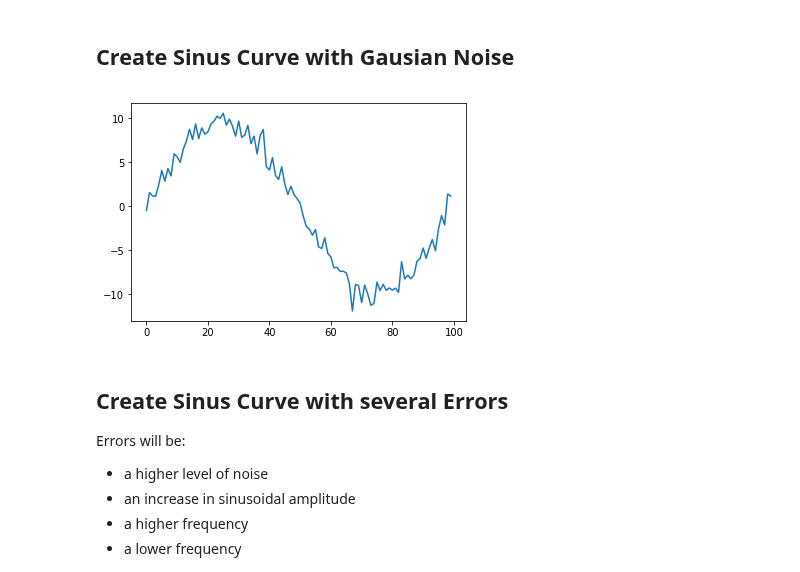
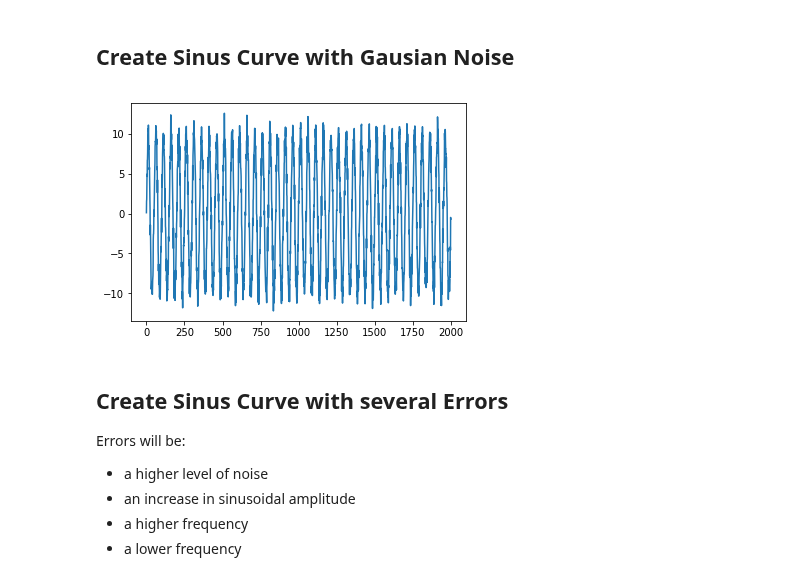
Before and after one commit to carlov93/predictive_maintenance, a Jupyter notebook: data/artifical_signals/create_sinus.ipynb, the cells around one changed output. Saved outputs shown, nothing was run; the diff lists cells and outputs as text; code cells hidden in the pictures.

```diff
--- a/data/artifical_signals/create_sinus.ipynb
+++ b/data/artifical_signals/create_sinus.ipynb
@@ -5,25 +5,25 @@ import seaborn as sns
 import pandas as pd
 # %%
 def create_normal_sine(time_len):
-    x = np.linspace(0, 2 * np.pi, 100)
+    x = np.linspace(0, 2 * np.pi, 50)
     noise = np.random.normal(0,1, time_len)
-    return 10*np.sin(np.tile(x, int(time_len/100))) + noise
+    return 10*np.sin(np.tile(x, int(time_len/50))) + noise
 # %% [markdown]
 ## Create Sinus Curve with Gausian Noise
 # %%
 # Create Sine Wave
-sinewave = create_normal_sine(5000)
+sinewave = create_normal_sine(2000)
 time = range(len(sinewave))
 
 # Plot Sine Wave
-plt.plot(sinewave[0:100])
+plt.plot(sinewave)
 plt.show()
 
 # Save Sine Wave as .csv
 #df = pd.DataFrame(data={"time":time, "value":sinewave})
 #df.to_csv("./sine_wave.csv", index=False, sep=";")
 # %% [output]
-[figure, old version]
+[figure, new version]
 # %% [markdown]
 ## Create Sinus Curve with several Errors
 Errors will be:
```
Also changed, not shown: parts of 1 cell of this notebook, 7 other files.
